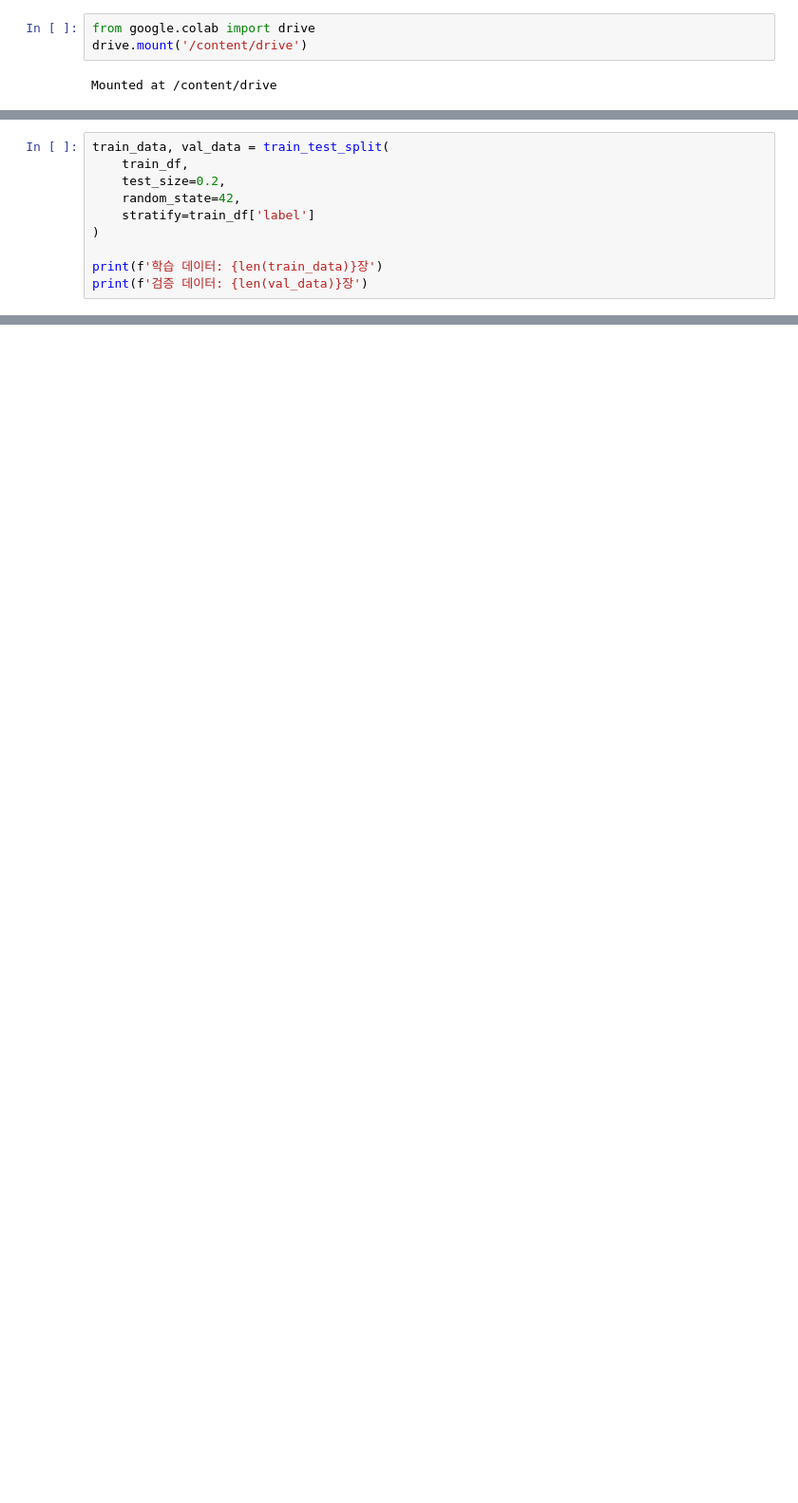
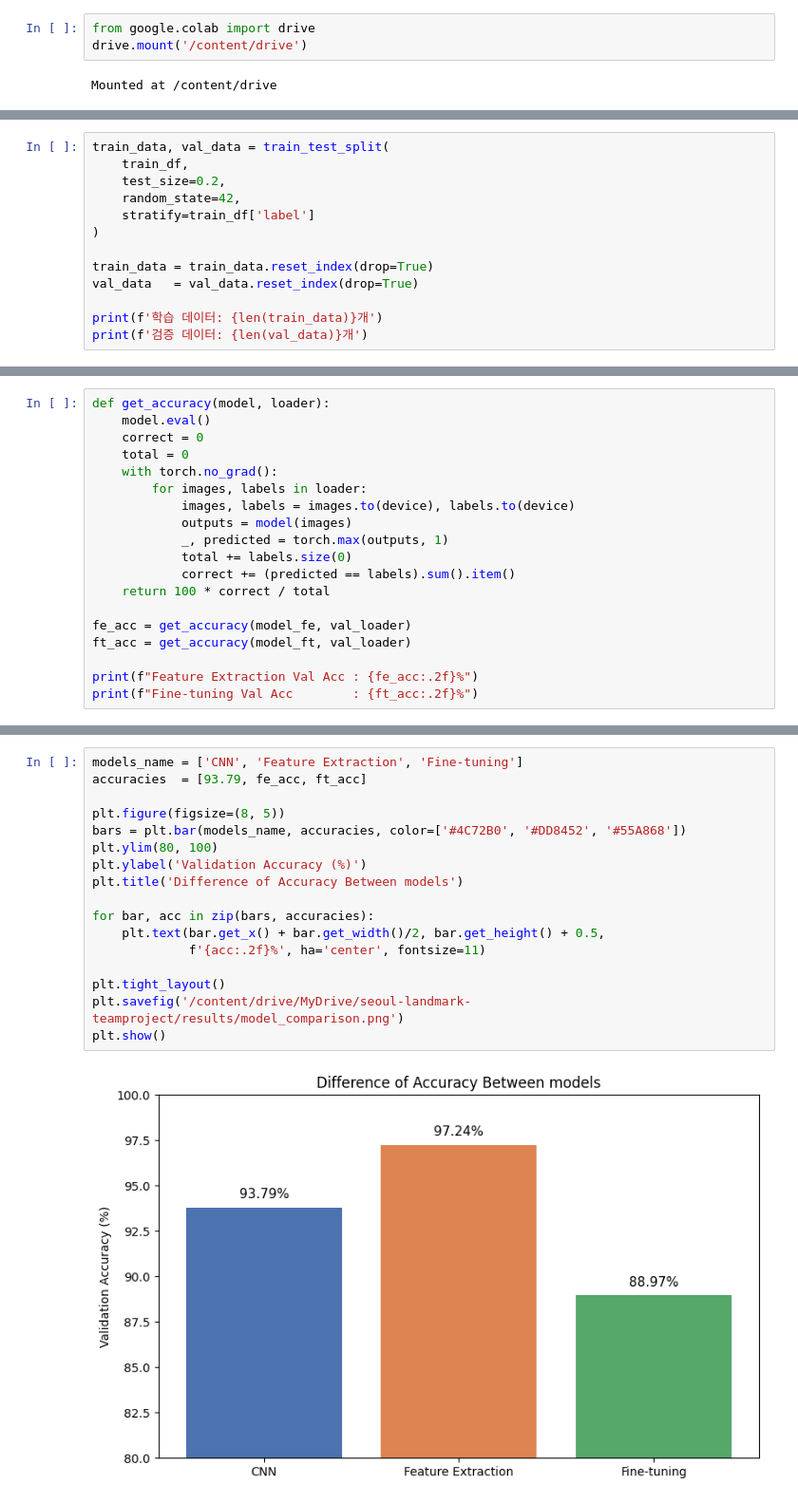
Before and after one commit to SYNAPSE-duksung/seoul-landmark-teamproject, a Jupyter notebook: transfer_learning.ipynb, the cells around one changed output, grey strips where cells are left out. Shown at 95% size. Cells and saved outputs as stored; diff of their text form; blank space fills up the shorter version.

```diff
--- a/transfer_learning.ipynb
+++ b/transfer_learning.ipynb
@@ -49,6 +88,9 @@ train_data, val_data = train_test_split(
     stratify=train_df['label']
 )
 
-print(f'학습 데이터: {len(train_data)}장')
-print(f'검증 데이터: {len(val_data)}장')
+train_data = train_data.reset_index(drop=True)
+val_data   = val_data.reset_index(drop=True)
+
+print(f'학습 데이터: {len(train_data)}개')
+print(f'검증 데이터: {len(val_data)}개')
 # %% [output]
@@ -238,0 +289,19 @@ model_ft = train_model(model_ft, train_loader, val_loader, epochs=5)
+# %%
+def get_accuracy(model, loader):
+    model.eval()
+    correct = 0
+    total = 0
+    with torch.no_grad():
+        for images, labels in loader:
+            images, labels = images.to(device), labels.to(device)
+            outputs = model(images)
+            _, predicted = torch.max(outputs, 1)
+            total += labels.size(0)
+            correct += (predicted == labels).sum().item()
+    return 100 * correct / total
+
+fe_acc = get_accuracy(model_fe, val_loader)
+ft_acc = get_accuracy(model_ft, val_loader)
+
+print(f"Feature Extraction Val Acc : {fe_acc:.2f}%")
+print(f"Fine-tuning Val Acc        : {ft_acc:.2f}%")
@@ -238,0 +345,19 @@ model_ft = train_model(model_ft, train_loader, val_loader, epochs=5)
+# %%
+models_name = ['CNN', 'Feature Extraction', 'Fine-tuning']
+accuracies  = [93.79, fe_acc, ft_acc]
+
+plt.figure(figsize=(8, 5))
+bars = plt.bar(models_name, accuracies, color=['#4C72B0', '#DD8452', '#55A868'])
+plt.ylim(80, 100)
+plt.ylabel('Validation Accuracy (%)')
+plt.title('Difference of Accuracy Between models')
+
+for bar, acc in zip(bars, accuracies):
+    plt.text(bar.get_x() + bar.get_width()/2, bar.get_height() + 0.5,
+             f'{acc:.2f}%', ha='center', fontsize=11)
+
+plt.tight_layout()
+plt.savefig('/content/drive/MyDrive/seoul-landmark-teamproject/results/model_comparison.png')
+plt.show()
+# %% [output]
+[figure, added]
```
Also changed, not shown: parts of 21 cells of this notebook.
